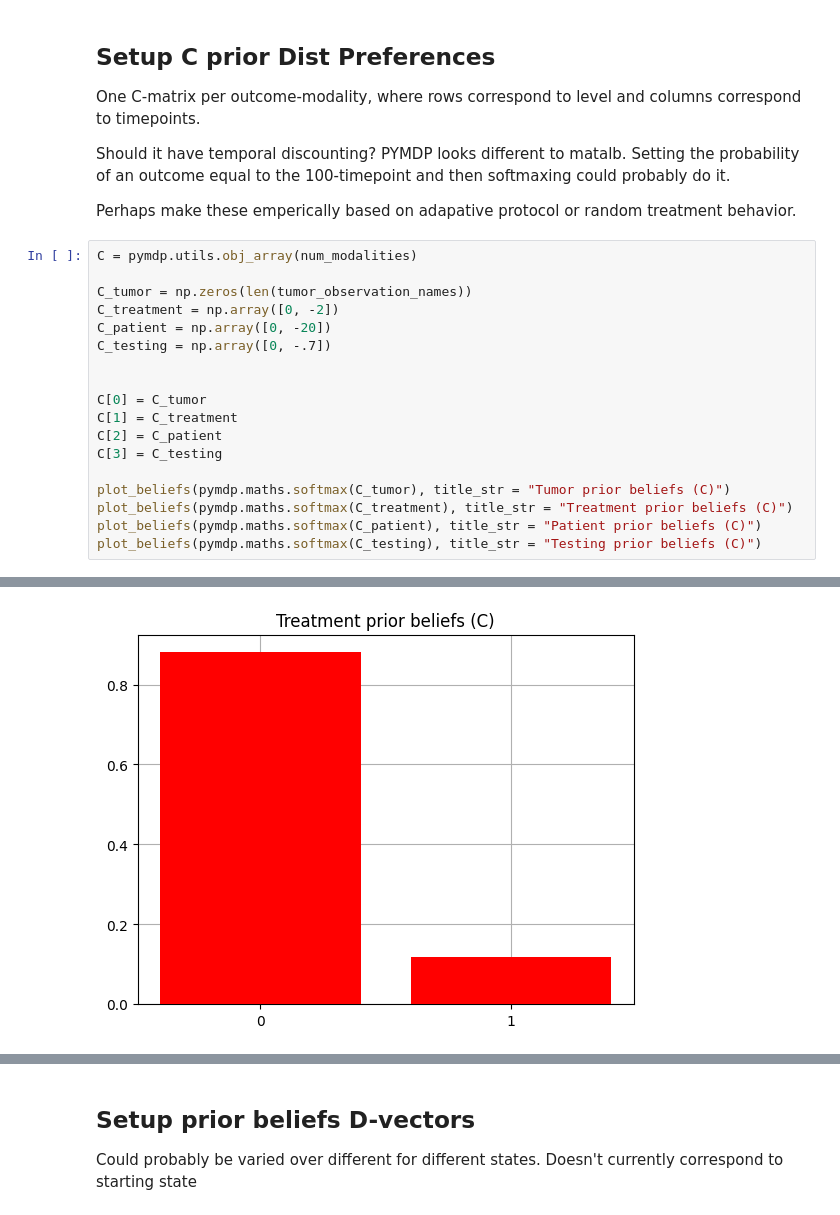
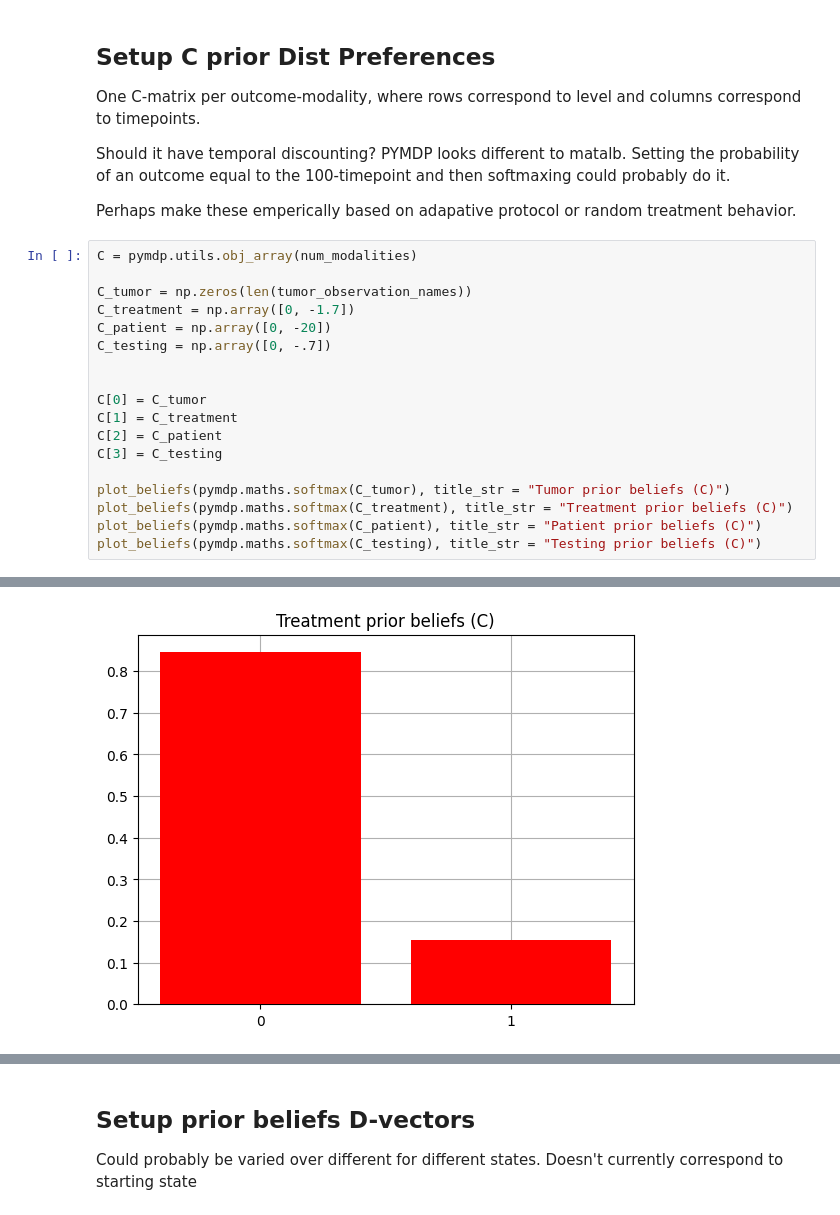
Before and after one commit to emilfrej/Active-Inference-Adaptive-Therapy, a Jupyter notebook: Python/SingleTrialMDP_choosing_testing.ipynb, the cells around one changed output, grey strips where cells are left out. Cells and saved outputs as stored; diff of their text form.

```diff
--- a/Python/SingleTrialMDP_choosing_testing.ipynb
+++ b/Python/SingleTrialMDP_choosing_testing.ipynb
@@ -424,24 +424,24 @@ Perhaps make these emperically based on adapative protocol or random treatment b
 # %%
 C = pymdp.utils.obj_array(num_modalities)
 
 C_tumor = np.zeros(len(tumor_observation_names))
-C_treatment = np.array([0, -2])
+C_treatment = np.array([0, -1.7])
 C_patient = np.array([0, -20])
 C_testing = np.array([0, -.7])
 
 
 C[0] = C_tumor
 C[1] = C_treatment
 C[2] = C_patient
 C[3] = C_testing
 
 plot_beliefs(pymdp.maths.softmax(C_tumor), title_str = "Tumor prior beliefs (C)")
 plot_beliefs(pymdp.maths.softmax(C_treatment), title_str = "Treatment prior beliefs (C)")
 plot_beliefs(pymdp.maths.softmax(C_patient), title_str = "Patient prior beliefs (C)")
 plot_beliefs(pymdp.maths.softmax(C_testing), title_str = "Testing prior beliefs (C)")
 # %% [output]
 [figure]
-[figure, old version]
+[figure, new version]
 [figure]
 [figure]
 # %% [markdown]
```
Also changed, not shown: parts of 5 cells of this notebook, 2 other files.
